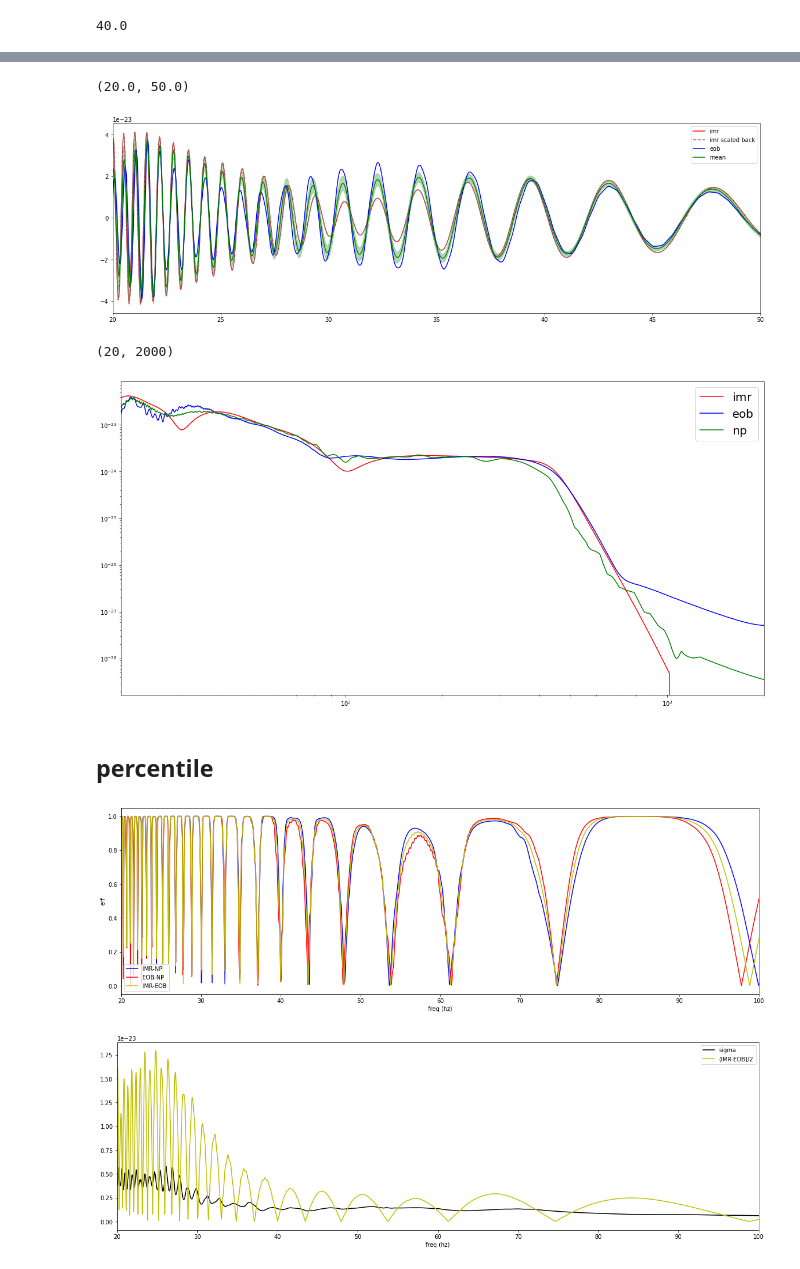
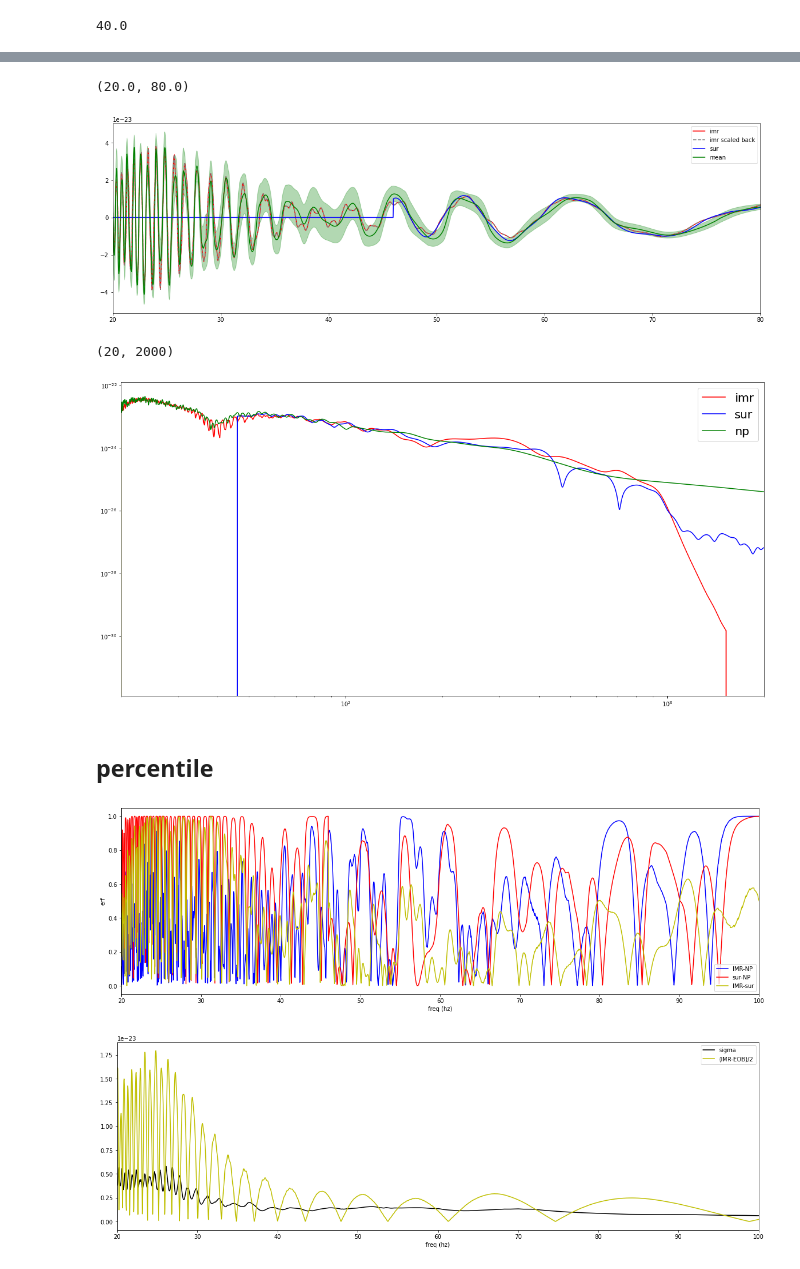
Before and after one commit to MarinerQ/npf_GWwaveform, a Jupyter notebook: gw/application/npwavegen-IMRSUR.ipynb, the cells around one changed output, grey strips where cells are left out. Drawn from its saved outputs; the diff is of its cells as text; code cells hidden in the pictures.

```diff
--- a/gw/application/npwavegen-IMRSUR.ipynb
+++ b/gw/application/npwavegen-IMRSUR.ipynb
@@ -653,7 +642,7 @@ mratio
 # %%
 duration=32
 f_lower=10*2
-sampling_frequency=4096
+sampling_frequency=4096*1
 ifos = bilby.gw.detector.InterferometerList(['L1'])
 det = ifos[0]
 det.duration = duration
@@ -696,14 +685,15 @@ injection_parameters_40mtot['geocent_time'] = 0 # avoid cache
 #        )
 #mratio = mtot/40
 
-approx = 'IMRPhenomPv2' # IMRPhenomXPHM IMRPhenomPv2
-approx_under = 'SEOBNRv4P' # SEOBNRv4PHM SEOBNRv4P
-f_ref = 50
+approx = 'IMRPhenomXPHM' # IMRPhenomXPHM IMRPhenomPv2
+approx_under = 'NRSur7dq4' # SsurNRv4PHM SsurNRv4P
+f_ref = 110
 f_lower = 20
+f_lower_sur = np.ceil(npgwutils.safe_fmin_NRSur7dq4(injection_parameters))
 waveform_arguments1 = dict(waveform_approximant=approx,
                               reference_frequency=f_ref, minimum_frequency=f_lower)
 waveform_arguments2 = dict(waveform_approximant=approx_under,
-                              reference_frequency=f_ref, minimum_frequency=f_lower)
+                              reference_frequency=f_ref, minimum_frequency=f_lower_sur)
 
 waveform_generator1 = bilby.gw.WaveformGenerator(
     duration=duration, sampling_frequency=sampling_frequency,
@@ -786,21 +752,25 @@ waveform generation and shifting time cost: 2.2583491802215576
 # %%
 # local
-path_local_PHM = '/Users/qianhu/Documents/Glasgow/research/np_waveform/npf_GWwaveform/gw/trained_models/FULLFD_IMREOB_PHM_q25a8M40_2N10k/'
-path_local_P = '/Users/qianhu/Documents/Glasgow/research/np_waveform/npf_GWwaveform/gw/trained_models/FULLFD_IMREOB_P_q25a8M40_2N10k/'
-path_local_P = '/Users/qianhu/Documents/Glasgow/research/np_waveform/npf_GWwaveform/gw/trained_models/run0215_2/'
-path_local_P = '/Users/qianhu/Documents/Glasgow/research/np_waveform/npf_GWwaveform/gw/trained_models/run0221_5percent/'
+#path_local_PHM = '/Users/qianhu/Documents/Glasgow/research/np_waveform/npf_GWwaveform/gw/trained_models/FULLFD_IMRsur_PHM_q25a8M40_2N10k/'
+path_local_PHM = '/Users/qianhu/Documents/Glasgow/research/np_waveform/npf_GWwaveform/gw/trained_models/run0310_IMRSUR_20ctxtfrom0_R32/'
+
+#path_local_P = '/Users/qianhu/Documents/Glasgow/research/np_waveform/npf_GWwaveform/gw/trained_models/FULLFD_IMRsur_P_q25a8M40_2N10k/'
+#path_local_P = '/Users/qianhu/Documents/Glasgow/research/np_waveform/npf_GWwaveform/gw/trained_models/run0215_2/'
+#path_local_P = '/Users/qianhu/Documents/Glasgow/research/np_waveform/npf_GWwaveform/gw/trained_models/run0221_5percent/'
 #path_local_P = '/Users/qianhu/Documents/Glasgow/research/np_waveform/npf_GWwaveform/gw/trained_models/run0228_R16/'
-path_local_P = '/Users/qianhu/Documents/Glasgow/research/np_waveform/npf_GWwaveform/gw/trained_models/run0228_R32/'
+#path_local_P = '/Users/qianhu/Documents/Glasgow/research/np_waveform/npf_GWwaveform/gw/trained_models/run0228_R32/'
 
 # cit
-path_cit_PHM = '/home/qian.hu/neuron_process_waveform/npf_GWwaveform/gw/trained_models/FULLFD_IMREOB_PHM_q25a8M40_2N10k/'
-#path_cit_P = '/home/qian.hu/neuron_process_waveform/npf_GWwaveform/gw/trained_models/FULLFD_IMREOB_P_q25a8M40_2N10k/'
+path_cit_PHM = '/home/qian.hu/neuron_process_waveform/npf_GWwaveform/gw/trained_models/FULLFD_IMRsur_PHM_q25a8M40_2N10k/'
+#path_cit_P = '/home/qian.hu/neuron_process_waveform/npf_GWwaveform/gw/trained_models/FULLFD_IMRsur_P_q25a8M40_2N10k/'
 path_cit_P = '/home/qian.hu/neuron_process_waveform/npf_GWwaveform/gw/trained_models/run0211/'
-np_model_path = path_local_P
-waveform_generator_np_mix = npgwutils.NPMixWaveformGenerator(model_path=np_model_path,
+
+
+np_model_path = path_local_PHM
+waveform_generator_np_mix = gwgenerator.NPUeqMixWaveformGenerator(model_path=np_model_path,
                                                           context_waveform_generator1=waveform_generator1,
                                                           context_waveform_generator2=waveform_generator2,
-                                                          context_fraction = 0.03,
+                                                          context_fraction = 0.2,
                                                           example_det = det,
                                                           device='cpu',
                                                           R_DIM=32)
@@ -841,8 +812,8 @@ if part=='real':
     plt.plot(waveform_generator1.frequency_array, np.real(h_dict_imr[mode]), label='imr',color='r')
     plt.plot(farray_shiftedimr, np.real(h_dict_imr_to_shift[mode]), label='imr scaled back',color='grey',linestyle='--')
 
-    #plt.plot(waveform_generator2.frequency_array, np.real(h_dict_eob[mode]), label='eob',color='b')
-    plt.plot(farray_shiftedeob, np.real(h_dict_eob_to_shift[mode]), label='eob',color='b')
+    #plt.plot(waveform_generator2.frequency_array, np.real(h_dict_sur[mode]), label='sur',color='b')
+    plt.plot(farray_shiftedsur, np.real(h_dict_sur_to_shift[mode]), label='sur',color='b')
 
     plt.plot(waveform_generator2.frequency_array, np.real(h_dict[mode]), label='mean',color='g')
     plt.fill_between(waveform_generator1.frequency_array,
@@ -850,8 +821,8 @@ if part=='real':
                     alpha=0.3,color='g' )
 elif part=='imag':
     plt.plot(waveform_generator1.frequency_array, np.imag(h_dict_imr[mode]), label='imr',color='r')
-    #plt.plot(waveform_generator2.frequency_array, np.imag(h_dict_eob[mode]), label='eob',color='b')
-    plt.plot(farray_shiftedeob, np.imag(h_dict_eob_to_shift[mode]), label='eob',color='b')
+    #plt.plot(waveform_generator2.frequency_array, np.imag(h_dict_sur[mode]), label='sur',color='b')
+    plt.plot(farray_shiftedsur, np.imag(h_dict_sur_to_shift[mode]), label='sur',color='b')
 
     plt.plot(waveform_generator2.frequency_array, np.imag(h_dict[mode]), label='mean',color='g')
     plt.fill_between(waveform_generator1.frequency_array,
@@ -861,17 +832,17 @@ elif part=='imag':
 
 plt.legend()
 #plt.xlim(40,100)
-plt.xlim(20,50)
+plt.xlim(20,80)
 # %% [output]
-(20.0, 50.0)
+(20.0, 80.0)
-[figure, old version]
+[figure, new version]
 # %%
 plt.figure(figsize=(20,10))
 
 mode = 'plus'
 plt.loglog(waveform_generator1.frequency_array, np.abs(h_dict_imr[mode]), label='imr',color='r')
-#plt.loglog(waveform_generator2.frequency_array, np.abs(h_dict_eob[mode]), label='eob',color='b')
-plt.loglog(farray_shiftedeob, np.abs(h_dict_eob_to_shift[mode]), label='eob',color='b')
+#plt.loglog(waveform_generator2.frequency_array, np.abs(h_dict_sur[mode]), label='sur',color='b')
+plt.loglog(farray_shiftedsur, np.abs(h_dict_sur_to_shift[mode]), label='sur',color='b')
 
 plt.loglog(waveform_generator1.frequency_array, np.abs(h_dict[mode]), label='np',color='g')
 
@@ -880,7 +851,7 @@ plt.legend(fontsize=20)
 plt.xlim(20,2000)
 # %% [output]
 (20, 2000)
-[figure, old version]
+[figure, new version]
 # %% [markdown]
 ## percentile
 # %%
@@ -889,39 +860,39 @@ plt.figure(figsize=(20,6))
 mode = 'plus'
 part = 'real'
 
 testfmin = 20
 testfhigh = 400
 testmask1 = waveform_generator1.frequency_array>testfmin
 testmask2 = waveform_generator1.frequency_array<testfhigh
 testmask = testmask1*testmask2
 
 testfreqs = waveform_generator1.frequency_array[testmask]
 
 if part=='real':
-    interpolator_eobshifted = scipy.interpolate.CubicSpline(farray_shiftedeob, np.real(h_dict_eob_to_shift[mode]))
+    interpolator_surshifted = scipy.interpolate.CubicSpline(farray_shiftedsur, np.real(h_dict_sur_to_shift[mode]))
 
 
     sigma = np.real(error_dict[mode][testmask])
     diff1 = abs(np.real(h_dict_imr[mode][testmask]) - np.real(h_dict[mode][testmask]))
-    diff2 = abs(np.real(h_dict[mode][testmask]) - interpolator_eobshifted(testfreqs))
-    diff12 = abs(np.real(h_dict_imr[mode][testmask]) - interpolator_eobshifted(testfreqs))
+    diff2 = abs(np.real(h_dict[mode][testmask]) - interpolator_surshifted(testfreqs))
+    diff12 = abs(np.real(h_dict_imr[mode][testmask]) - interpolator_surshifted(testfreqs))
     pct1 = scipy.special.erf(diff1/sigma/2**0.5)
     pct2 = scipy.special.erf(diff2/sigma/2**0.5)
     pct12 = scipy.special.erf(diff12/sigma/2**0.5/2)
 
     plt.plot(testfreqs, pct1, label=f"IMR-NP",color='b')
-    plt.plot(testfreqs, pct2, label=f"EOB-NP",color='r')
-    plt.plot(testfreqs, pct12, label=f"IMR-EOB",color='y')
+    plt.plot(testfreqs, pct2, label=f"sur-NP",color='r')
+    plt.plot(testfreqs, pct12, label=f"IMR-sur",color='y')
 
     plt.legend()
     plt.xlim(20,100)
 
     plt.xlabel('freq (hz)')
     plt.ylabel('erf')
 elif part=='imag':
     pass
 # %% [output]
-[figure, old version]
+[figure, new version]
 # %%
 plt.figure(figsize=(20,6))
 
```
Also changed, not shown: parts of 23 cells of this notebook, 3 other files.
